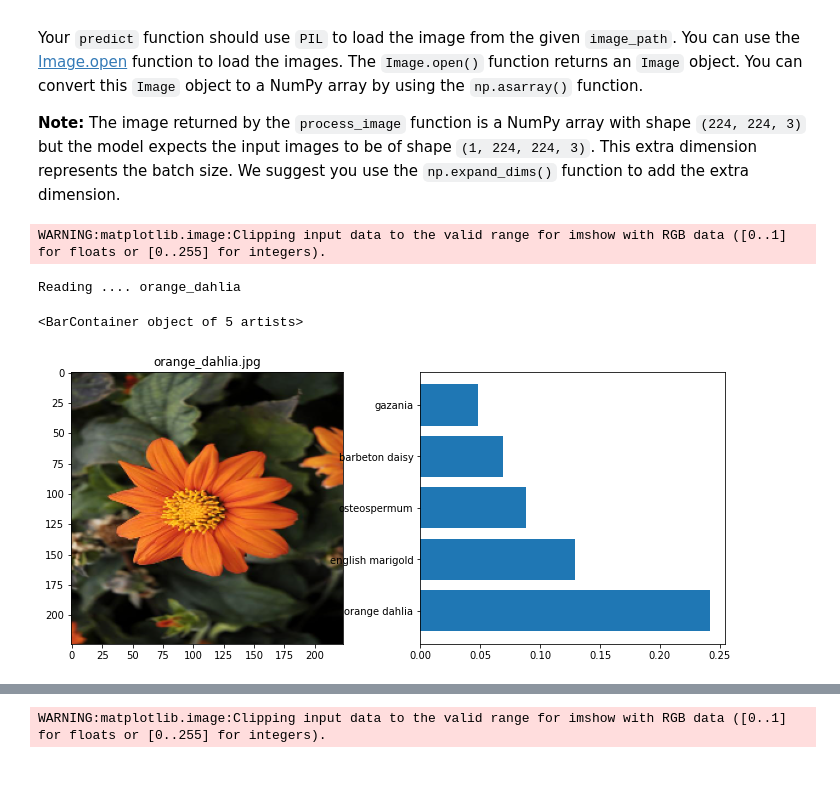
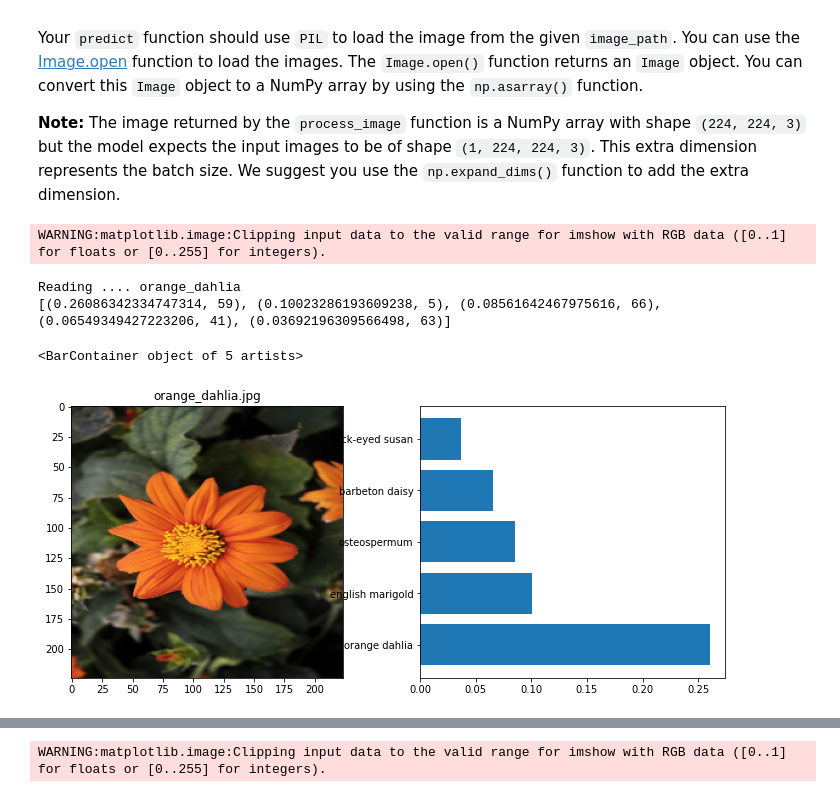
Before and after one commit to CorrAUDJPY/Udacity-Project-2-Image-Classifer-with-Neural-Net, a Jupyter notebook: Project2_Image_Classifier.ipynb, the cells around one changed output, grey strips where cells are left out. Cells and saved outputs as stored; diff of their text form; code cells hidden in the pictures.

```diff
--- a/Project2_Image_Classifier.ipynb
+++ b/Project2_Image_Classifier.ipynb
@@ -478,23 +514,63 @@ def predict(image_path , model ,class_names , top_k):
   model_df.sort_values(by='prob', ascending=False,inplace=True)
 
   return model_df['prob'].head(top_k) , model_df['class'].head(top_k), model_df['name'].head(top_k),im
+# %%
+# TODO: Create the predict function
+def predict_without_pandas(image_path , model ,class_names , top_k):
+  image_name = image_path.split('/')[-1][ : -4]
+  print('Reading ....', image_name)
+  # read and pre_process image
+  im=Image.open(image_path)
+  im=np.array(im)
+  im=process_image(im)
+  im_final=np.expand_dims(im, axis=0)
+
+  #run model.predict to get NN probabilities that image belongs in class j
+  prob=model.predict(im_final)[0]
+  prob_list=prob.tolist()
+
+  class_list=list(range(len(prob_list)))
+  class_list=[ i+1 for i in class_list ]
+
+  #prob_class_list=[(prob_list[i], class_list[i]) for i in range(0, len(prob_list))]
+  prob_class_list= tuple( zip( prob_list , class_list ) )
+  sort_prob_list=sorted(prob_list, reverse=True )
+
+  sorted_prob_class = [ tuple for x in sort_prob_list for tuple in prob_class_list if tuple[0] == x ]
+  print( sorted_prob_class[ : top_k] )
+
+
+  unzipped_sorted_prob_class_topk = list( zip( *sorted_prob_class[ : top_k]))
+  prob_ret=unzipped_sorted_prob_class_topk[0]
+  class_ret=unzipped_sorted_prob_class_topk[1]
+  name_ret=[ class_names.get( str(i) ) for i in class_ret ]
+
+  return prob_ret , class_ret , name_ret , im
+  #return 1 , 1 , 1 , im
 # %%
 image_path=f3
 model=trained_model
 top_k=5
 
 # returns a df with flower_name, probability and label
-probs,classid,names,img=predict( image_path ,  model  , class_names, top_k )
+#probs,classid,names,img=predict( image_path ,  model  , class_names, top_k )
+probs,classid,names,img=predict_without_pandas( image_path ,  model  , class_names, top_k )
+#print(type(probs), type(classid), type(names))
+#print(probs)
+#print(classid)
+#print(names)
+
 fig,(ax1,ax2) = plt.subplots(figsize=(12,5),ncols=2)
 ax1.imshow(img)
 ax1.set_title(image_path.split('/')[-1])
 x=np.arange( len(classid))
 plt.barh(names,probs)
 # %% [output]
 WARNING:matplotlib.image:Clipping input data to the valid range for imshow with RGB data ([0..1] for floats or [0..255] for integers).
 Reading .... orange_dahlia
+[(0.26086342334747314, 59), (0.10023286193609238, 5), (0.08561642467975616, 66), (0.06549349427223206, 41), (0.03692196309566498, 63)]
 <BarContainer object of 5 artists>
-[figure, old version]
+[figure, new version]
 # %% [markdown]
 # Sanity Check
 
```
Also changed, not shown: parts of 6 cells of this notebook.
